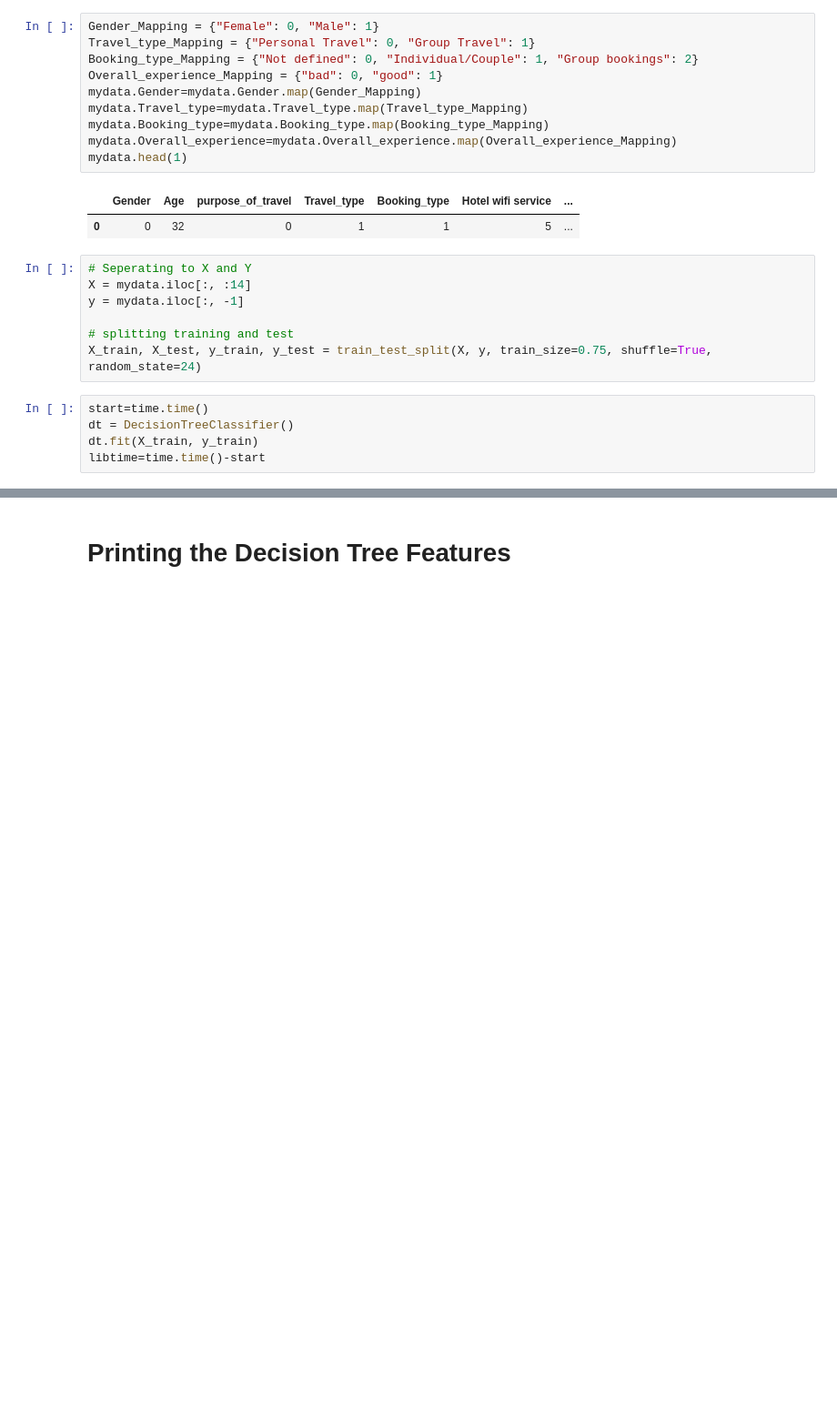
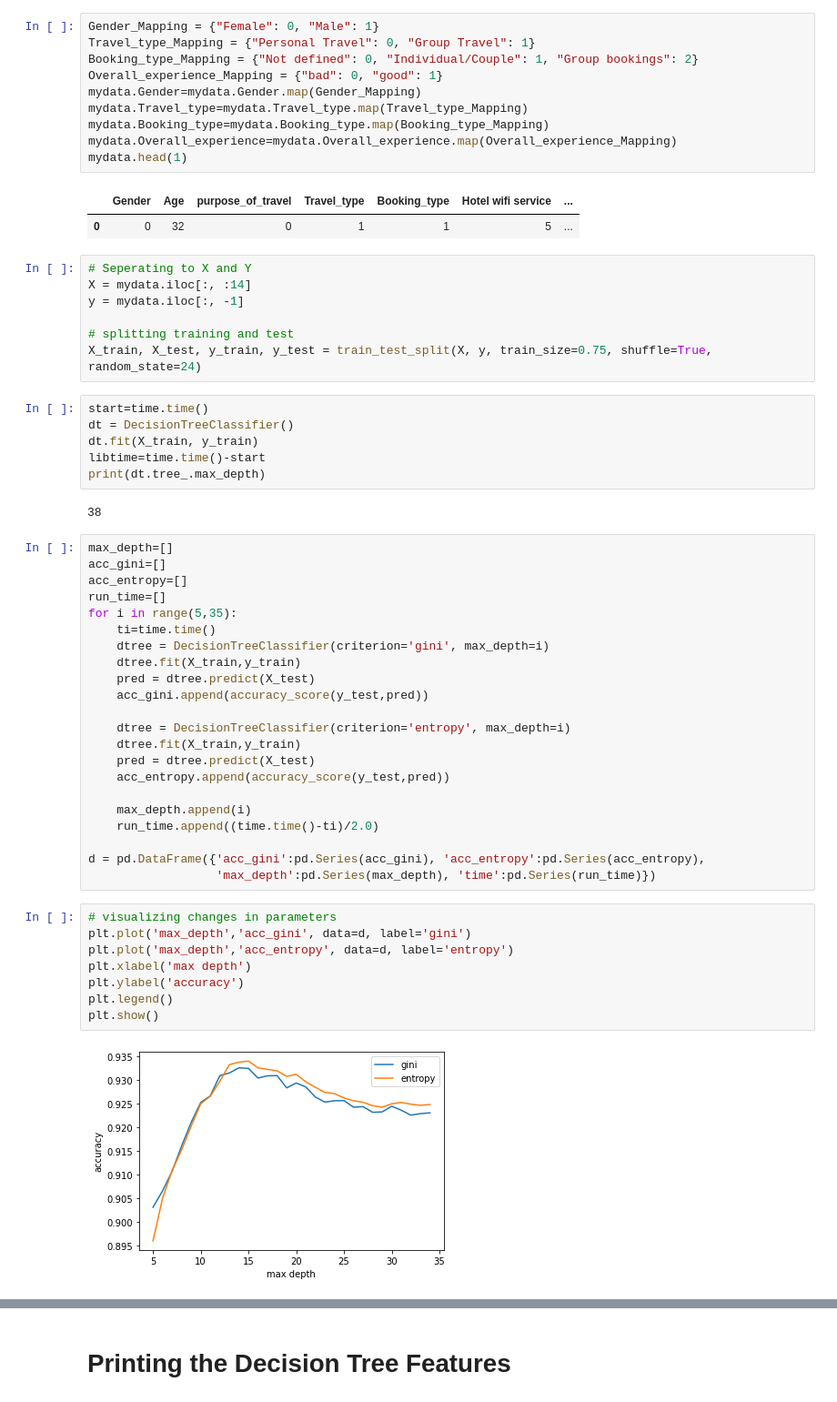
Before and after one commit to heisenbug237/WoC3_MLe, a Jupyter notebook: MyTree.ipynb, the cells around one changed output, grey strips where cells are left out. Shown: that part at 91% size. Saved outputs shown, nothing was run; the diff lists cells and outputs as text; blank space fills up the shorter version.

```diff
--- a/MyTree.ipynb
+++ b/MyTree.ipynb
@@ -310,3 +316,38 @@ start=time.time()
 dt = DecisionTreeClassifier()
 dt.fit(X_train, y_train)
 libtime=time.time()-start
+print(dt.tree_.max_depth)
+# %% [output]
+38
+# %%
+max_depth=[]
+acc_gini=[]
+acc_entropy=[]
+run_time=[]
+for i in range(5,35):
+    ti=time.time()
+    dtree = DecisionTreeClassifier(criterion='gini', max_depth=i)
+    dtree.fit(X_train,y_train)
+    pred = dtree.predict(X_test)
+    acc_gini.append(accuracy_score(y_test,pred))
+
+    dtree = DecisionTreeClassifier(criterion='entropy', max_depth=i)
+    dtree.fit(X_train,y_train)
+    pred = dtree.predict(X_test)
+    acc_entropy.append(accuracy_score(y_test,pred))
+
+    max_depth.append(i)
+    run_time.append((time.time()-ti)/2.0)
+
+d = pd.DataFrame({'acc_gini':pd.Series(acc_gini), 'acc_entropy':pd.Series(acc_entropy),
+                  'max_depth':pd.Series(max_depth), 'time':pd.Series(run_time)})
+# %%
+# visualizing changes in parameters
+plt.plot('max_depth','acc_gini', data=d, label='gini')
+plt.plot('max_depth','acc_entropy', data=d, label='entropy')
+plt.xlabel('max depth')
+plt.ylabel('accuracy')
+plt.legend()
+plt.show()
+# %% [output]
+[figure, added]
```
Also changed, not shown: parts of 17 cells of this notebook.
